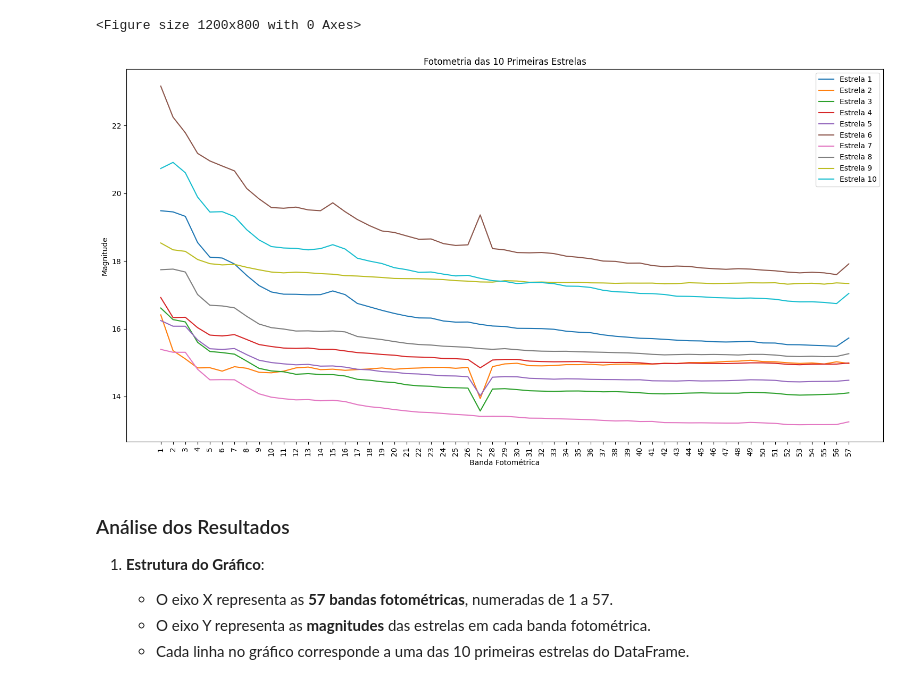
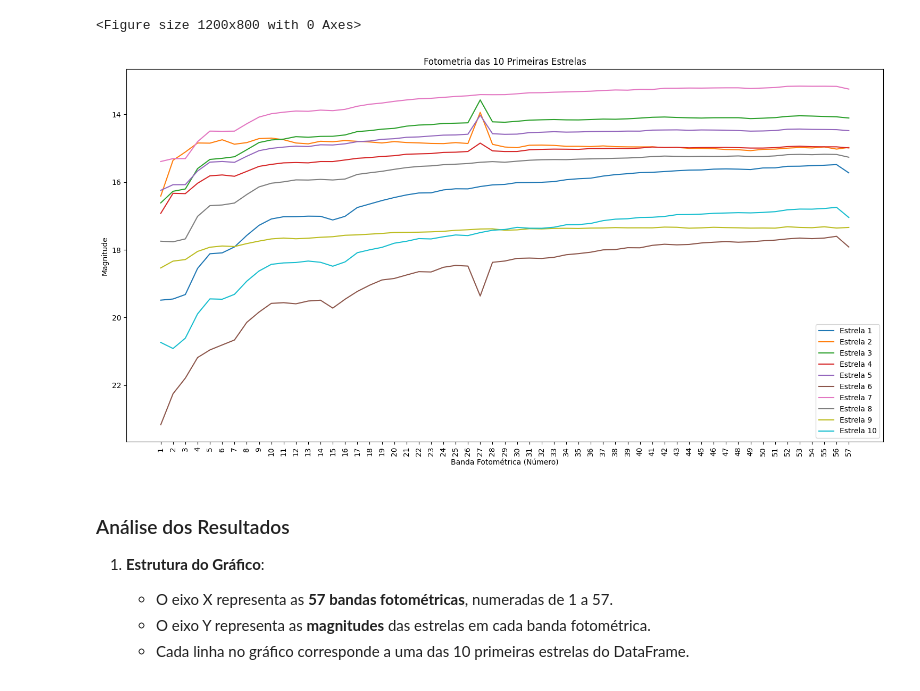
Before and after one commit to HenryLimaa/JPasEDR-Gaia, a Jupyter notebook: Fotometria_Estrelas_Analise.ipynb, the cells around one changed output. Saved outputs shown, nothing was run; the diff lists cells and outputs as text; code cells hidden in the pictures.

```diff
--- a/Fotometria_Estrelas_Analise.ipynb
+++ b/Fotometria_Estrelas_Analise.ipynb
@@ -86,23 +86,28 @@ plt.figure(figsize=(12, 8))
 # %%
 #Loop para plotar as 10 primeiras estrelas.
 
-plt.figure(figsize=(15, 8))  # Aumentei um pouco o tamanho para melhorar a visualização
+plt.figure(figsize=(15, 8))  # Tamanho da figura aumentado para melhorar a visualização
 columns_fotometria = [f'Fotometria_{i+1}' for i in range(57)]
 
 # Plotando as 10 primeiras estrelas
 for i in range(10):
     plt.plot(range(1, 58), df.loc[i, columns_fotometria], label=f'Estrela {i+1}')
 
 # Configurações do eixo X
-plt.xlabel('Banda Fotométrica')
+plt.xlabel('Banda Fotométrica (Número)')
 plt.ylabel('Magnitude')
 plt.title('Fotometria das 10 Primeiras Estrelas')
 plt.xticks(range(1, 58), rotation=90)  # Exibe números de 1 a 57 no eixo X
+
+# Invertendo o eixo Y para valores decrescentes
+plt.gca().invert_yaxis()
+
+# Adicionando a legenda e ajustando o layout
 plt.legend()
 plt.tight_layout()  # Ajusta o layout para evitar sobreposição
 plt.show()
 # %% [output]
-[figure, old version]
+[figure, new version]
 # %% [markdown]
 ### Análise dos Resultados
 
```
